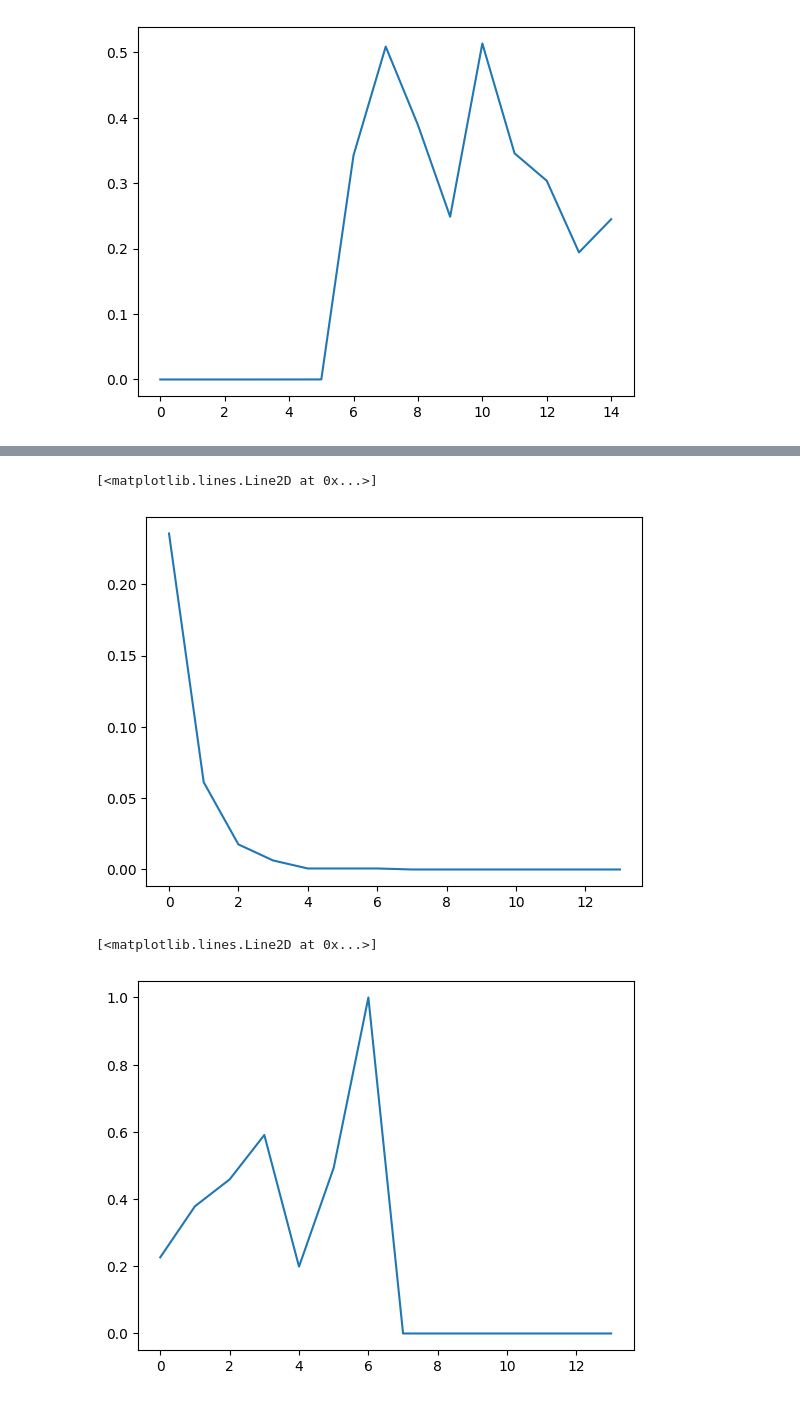
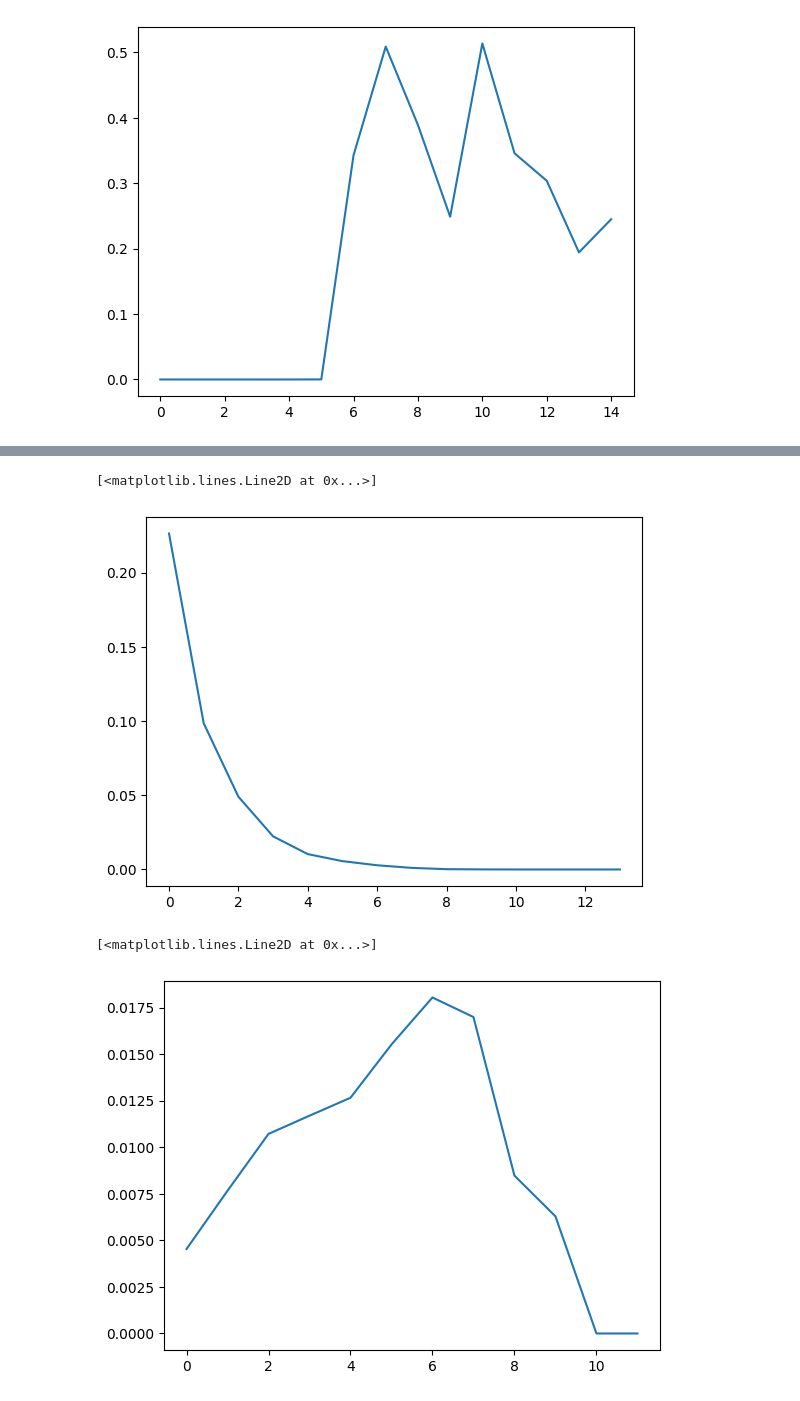
Before and after one commit to aharnishp/Flickr-Prj-C--, a Jupyter notebook: cppPlotter.ipynb, the cells around one changed output, grey strips where cells are left out. Drawn from its saved outputs; the diff is of its cells as text; code cells hidden in the pictures.

```diff
--- a/cppPlotter.ipynb
+++ b/cppPlotter.ipynb
@@ -100,6 +100,6 @@ with open('category-wise/birds/outputs_inter_over_Gsk.csv', 'w', newline='') as
 # %%
 # read file into a list
-with open('category-wise/music/outputs_inter_over_Gf.csv', 'r') as f:
+with open('category-wise/birds/outputs_inter_over_Gf.csv', 'r') as f:
     dataGf = f.readlines()
 
 
@@ -118,31 +118,31 @@ dataGf.reverse()
 plt.plot(dataGf)
 # %% [output]
 [<matplotlib.lines.Line2D at 0x...>]
-[figure, old version]
+[figure, new version]
 # %%
 
 
 # read file into a list
 # for this_catefory in list_category:
-with open(('category-wise/planet/outputs_inter_over_Gsk.csv'), 'r') as f:
+with open(('category-wise/birds/outputs_inter_over_Gsk.csv'), 'r') as f:
     dataGsk = f.readlines()
 
 
 # remove whitespace characters like `\n` at the end of each line
 dataGsk = [x.strip() for x in dataGsk]
 
 # remove the last element of the list
 dataGsk.pop()
 
 # convert the list to a float list
 dataGsk = [float(i) for i in dataGsk]
 
 # reverse the list
 dataGsk.reverse()
 
 
 
 plt.plot(dataGsk)
 # %% [output]
 [<matplotlib.lines.Line2D at 0x...>]
-[figure, old version]
+[figure, new version]
```
Also changed, not shown: parts of 1 cell of this notebook, 3 other files.
